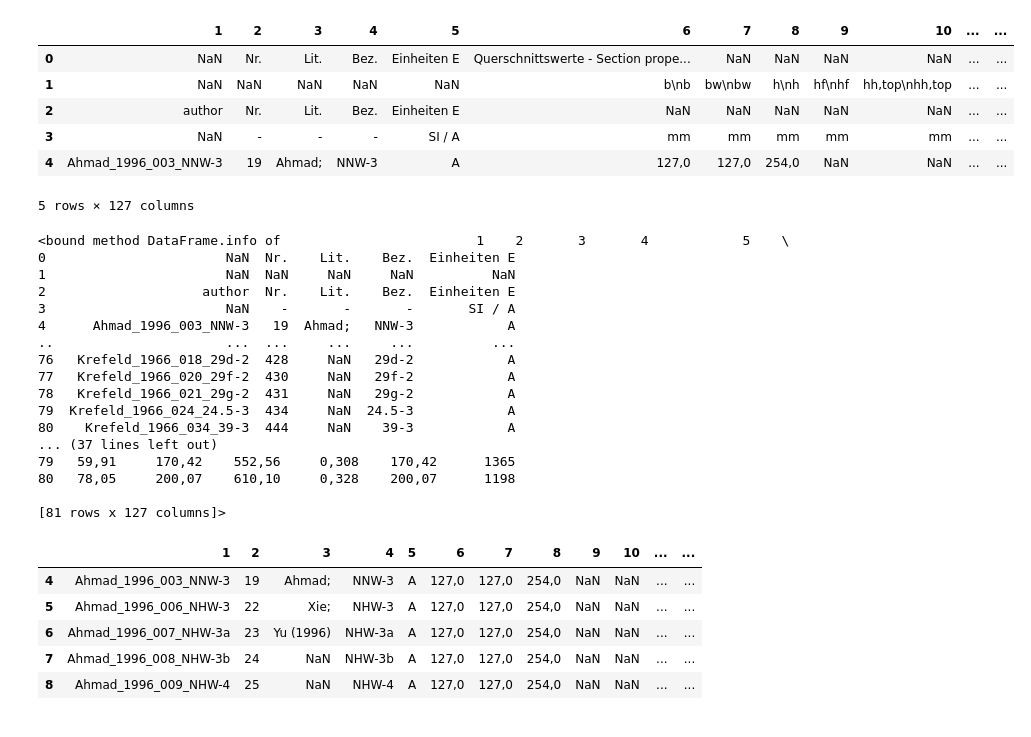
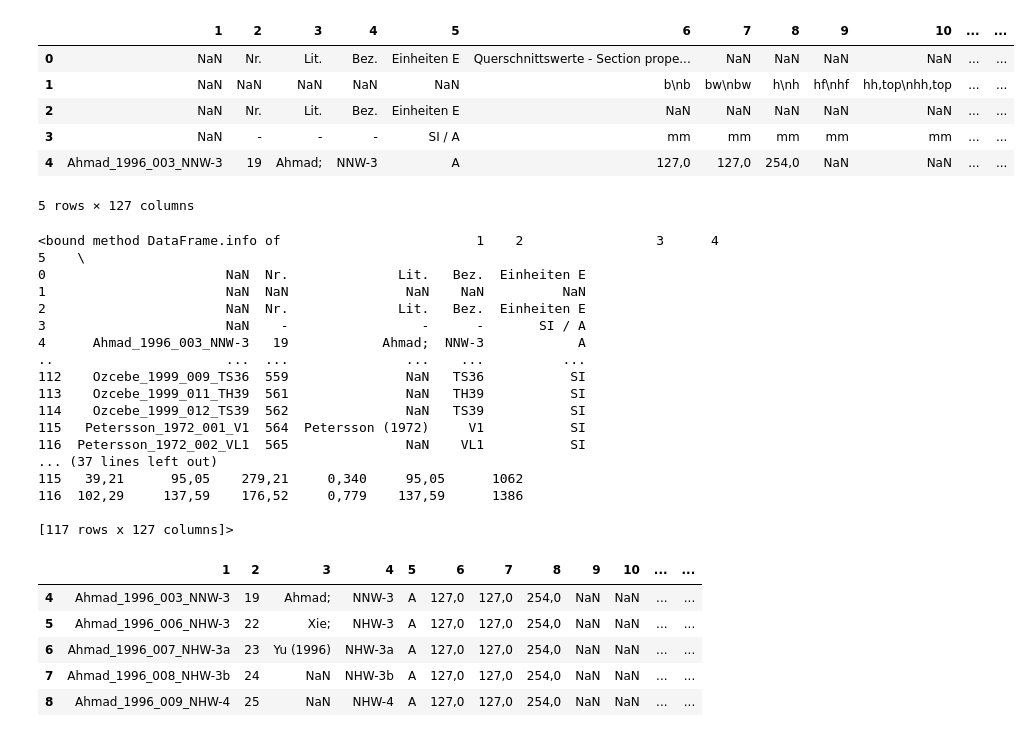
Before and after one commit to adomakor412/MSNT_Thesis_ML_CE, a Jupyter notebook: PCA_reineck_prelim.ipynb, the cells around one changed output. Saved outputs shown, nothing was run; the diff lists cells and outputs as text; code cells hidden in the pictures.

Commit message:
Labelencoding WIP- Einheiten A vs SI

```diff
--- a/PCA_reineck_prelim.ipynb
+++ b/PCA_reineck_prelim.ipynb
@@ -12,34 +16,34 @@ import matplotlib.pyplot as plt
 # %%
-data = pd.read_excel("preliminary.xlsx")
+data = pd.read_excel("preliminary_118by127.xlsx")
 data.head()
 # %% [output]
 |  | 1 | 2 | 3 | 4 | 5 | 6 | 7 | 8 | 9 | 10 | ... | ... |
 | 0 | NaN | Nr. | Lit. | Bez. | Einheiten E | Querschnittswerte - Section prope... | NaN | NaN | NaN | NaN | ... | ... |
 | 1 | NaN | NaN | NaN | NaN | NaN | b\nb | bw\nbw | h\nh | hf\nhf | hh,top\nhh,top | ... | ... |
-| 2 | author | Nr. | Lit. | Bez. | Einheiten E | NaN | NaN | NaN | NaN | NaN | ... | ... |
+| 2 | NaN | Nr. | Lit. | Bez. | Einheiten E | NaN | NaN | NaN | NaN | NaN | ... | ... |
 | 3 | NaN | - | - | - | SI / A | mm | mm | mm | mm | mm | ... | ... |
 | 4 | Ahmad_1996_003_NNW-3 | 19 | Ahmad; | NNW-3 | A | 127,0 | 127,0 | 254,0 | NaN | NaN | ... | ... |
 5 rows × 127 columns
 # %%
 data.info
 # %% [output]
-<bound method DataFrame.info of                         1    2       3       4            5    \
-0                       NaN  Nr.    Lit.    Bez.  Einheiten E
-1                       NaN  NaN     NaN     NaN          NaN
-2                    author  Nr.    Lit.    Bez.  Einheiten E
-3                       NaN    -       -       -       SI / A
-4      Ahmad_1996_003_NNW-3   19  Ahmad;   NNW-3            A
-..                      ...  ...     ...     ...          ...
-76   Krefeld_1966_018_29d-2  428     NaN   29d-2            A
-77   Krefeld_1966_020_29f-2  430     NaN   29f-2            A
-78   Krefeld_1966_021_29g-2  431     NaN   29g-2            A
-79  Krefeld_1966_024_24.5-3  434     NaN  24.5-3            A
-80    Krefeld_1966_034_39-3  444     NaN    39-3            A
+<bound method DataFrame.info of                         1    2                 3      4            5    \
+0                       NaN  Nr.              Lit.   Bez.  Einheiten E
+1                       NaN  NaN               NaN    NaN          NaN
+2                       NaN  Nr.              Lit.   Bez.  Einheiten E
+3                       NaN    -                 -      -       SI / A
+4      Ahmad_1996_003_NNW-3   19            Ahmad;  NNW-3            A
+..                      ...  ...               ...    ...          ...
+112    Ozcebe_1999_009_TS36  559               NaN   TS36           SI
+113    Ozcebe_1999_011_TH39  561               NaN   TH39           SI
+114    Ozcebe_1999_012_TS39  562               NaN   TS39           SI
+115   Petersson_1972_001_V1  564  Petersson (1972)     V1           SI
+116  Petersson_1972_002_VL1  565               NaN    VL1           SI
 ... (37 lines left out)
-79   59,91     170,42    552,56     0,308    170,42      1365
-80   78,05     200,07    610,10     0,328    200,07      1198
+115   39,21      95,05    279,21     0,340     95,05      1062
+116  102,29     137,59    176,52     0,779    137,59      1386
 
-[81 rows x 127 columns]>
+[117 rows x 127 columns]>
 # %%
 data_mod = data[4:]
 # %%
```
Also changed, not shown: parts of 36 cells of this notebook, 1 other file.
